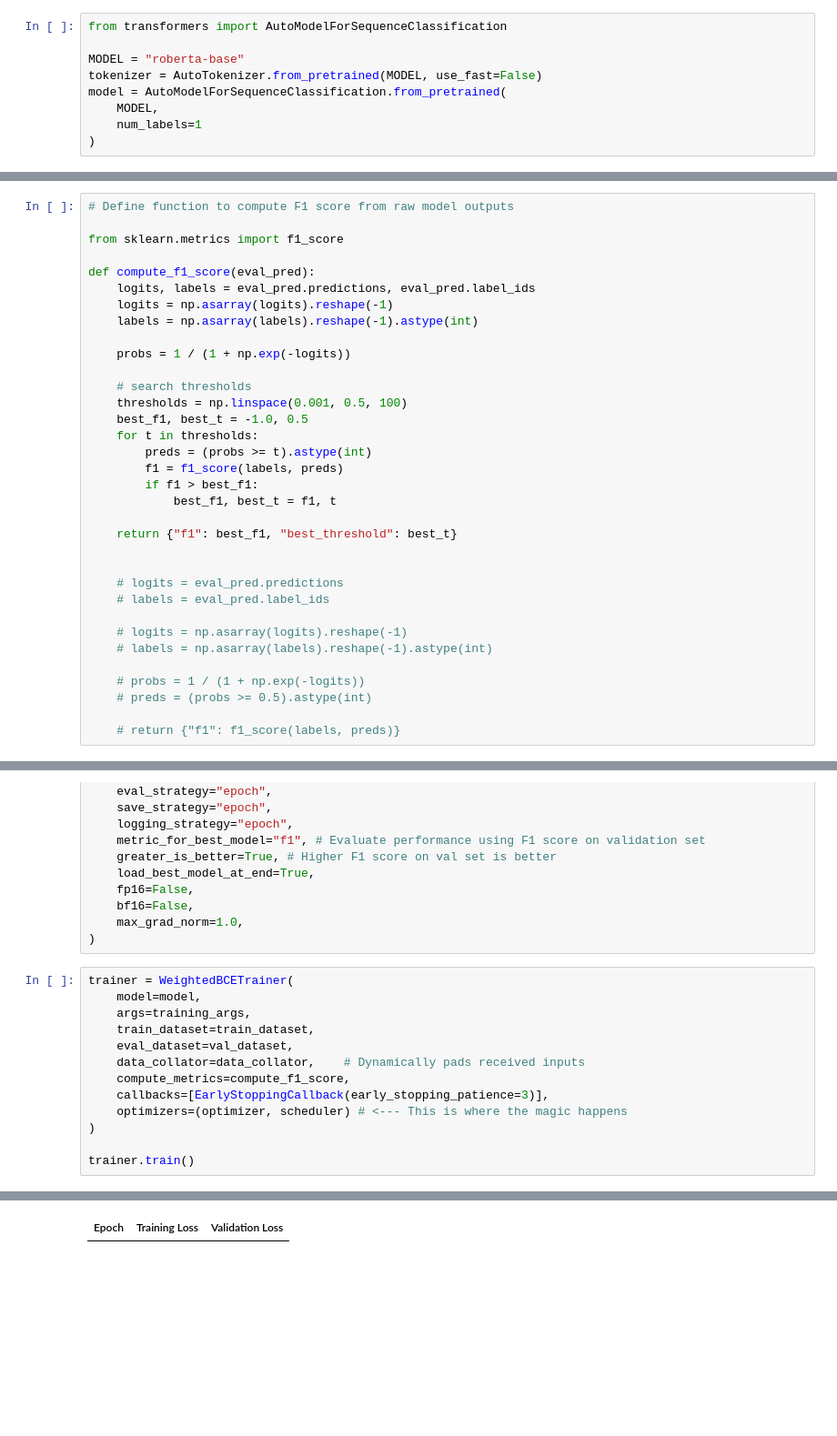
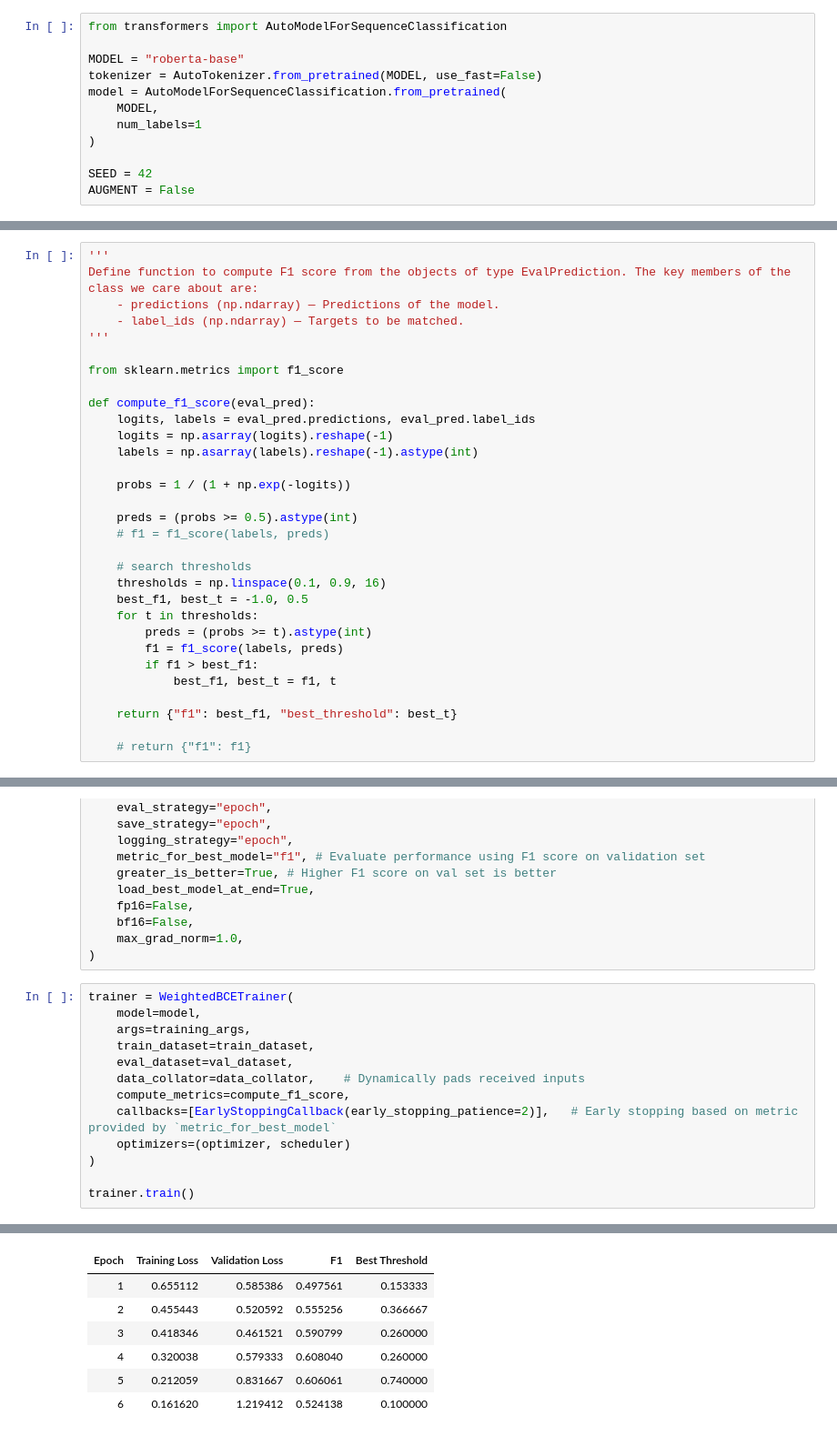
Before and after one commit to AngadK89/60035_nlp_cw, a Jupyter notebook: stage4.ipynb, the cells around one changed output, grey strips where cells are left out. Shown at 91% size. Cells and saved outputs as stored; diff of their text form; blank space fills up the shorter version.

Commit message:
WIP: implementing code for final model.

```diff
--- a/stage4.ipynb
+++ b/stage4.ipynb
@@ -49,4 +49,7 @@ model = AutoModelForSequenceClassification.from_pretrained(
     MODEL,
     num_labels=1
 )
+
+SEED = 42
+AUGMENT = False
 # %% [output]
@@ -230,7 +263,11 @@ scheduler = get_cosine_schedule_with_warmup(
     num_training_steps=total_steps
 )
 # %%
-# Define function to compute F1 score from raw model outputs
+'''
+Define function to compute F1 score from the objects of type EvalPrediction. The key members of the class we care about are:
+    - predictions (np.ndarray) — Predictions of the model.
+    - label_ids (np.ndarray) — Targets to be matched.
+'''
 
 from sklearn.metrics import f1_score
 
@@ -241,8 +278,11 @@ def compute_f1_score(eval_pred):
 
     probs = 1 / (1 + np.exp(-logits))
 
+    preds = (probs >= 0.5).astype(int)
+    # f1 = f1_score(labels, preds)
+
     # search thresholds
-    thresholds = np.linspace(0.001, 0.5, 100)
+    thresholds = np.linspace(0.1, 0.9, 16)
     best_f1, best_t = -1.0, 0.5
     for t in thresholds:
         preds = (probs >= t).astype(int)
@@ -252,17 +292,7 @@ def compute_f1_score(eval_pred):
 
     return {"f1": best_f1, "best_threshold": best_t}
 
-
-    # logits = eval_pred.predictions
-    # labels = eval_pred.label_ids
-
-    # logits = np.asarray(logits).reshape(-1)
-    # labels = np.asarray(labels).reshape(-1).astype(int)
-
-    # probs = 1 / (1 + np.exp(-logits))
-    # preds = (probs >= 0.5).astype(int)
-
-    # return {"f1": f1_score(labels, preds)}
+    # return {"f1": f1}
 # %%
 from transformers import TrainingArguments, EarlyStoppingCallback
 
@@ -289,8 +319,8 @@ trainer = WeightedBCETrainer(
     eval_dataset=val_dataset,
     data_collator=data_collator,    # Dynamically pads received inputs
     compute_metrics=compute_f1_score,
-    callbacks=[EarlyStoppingCallback(early_stopping_patience=3)],
-    optimizers=(optimizer, scheduler) # <--- This is where the magic happens
+    callbacks=[EarlyStoppingCallback(early_stopping_patience=2)],   # Early stopping based on metric provided by `metric_for_best_model`
+    optimizers=(optimizer, scheduler)
 )
 
 trainer.train()
@@ -299 +329,7 @@ trainer.train()
-| Epoch | Training Loss | Validation Loss |
+| Epoch | Training Loss | Validation Loss | F1 | Best Threshold |
+| 1 | 0.655112 | 0.585386 | 0.497561 | 0.153333 |
+| 2 | 0.455443 | 0.520592 | 0.555256 | 0.366667 |
+| 3 | 0.418346 | 0.461521 | 0.590799 | 0.260000 |
+| 4 | 0.320038 | 0.579333 | 0.608040 | 0.260000 |
+| 5 | 0.212059 | 0.831667 | 0.606061 | 0.740000 |
+| 6 | 0.161620 | 1.219412 | 0.524138 | 0.100000 |
```
Also changed, not shown: parts of 8 cells of this notebook, 8 other files.
